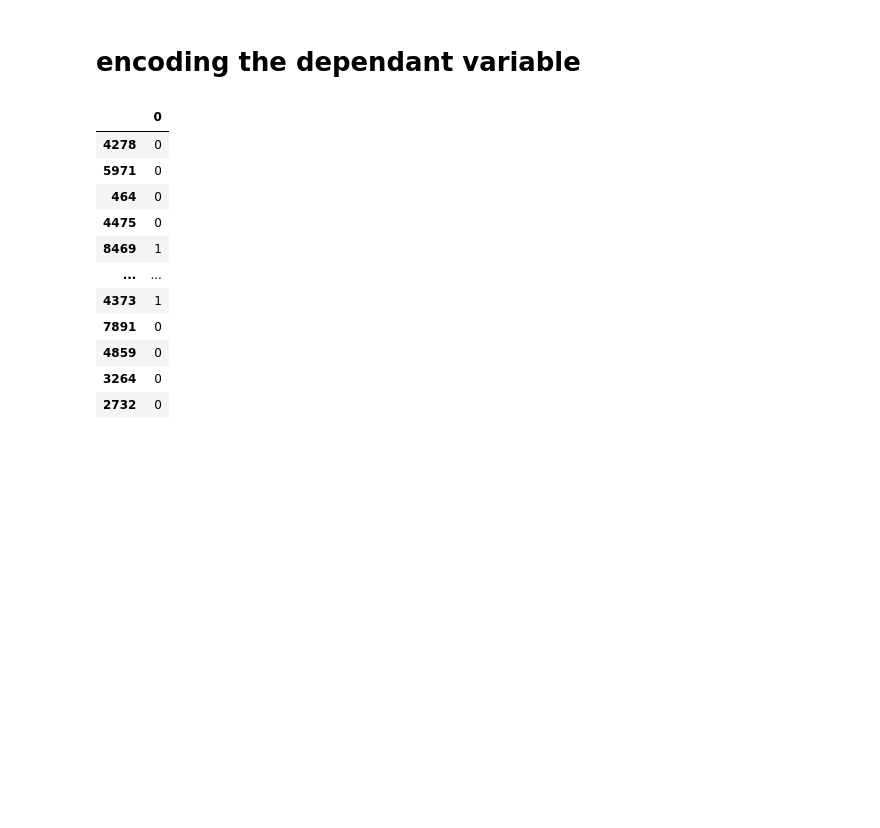
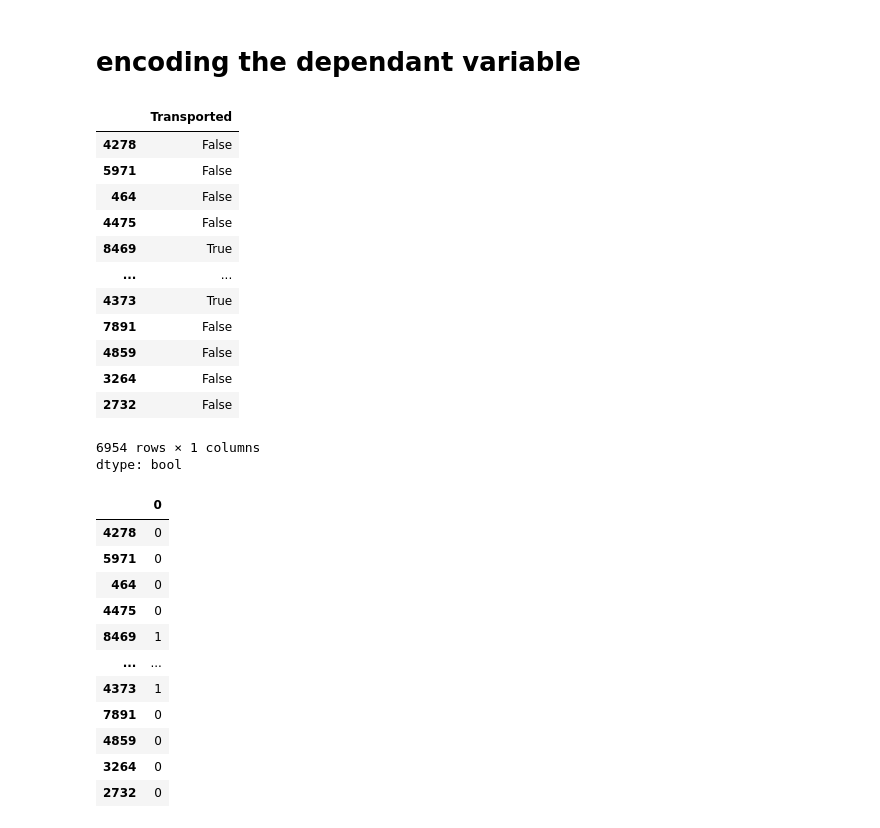
Before and after one commit to medaminechafii/spaceship-titanic, a Jupyter notebook: mynewproject.ipynb, the cells around one changed output. Cells and saved outputs as stored; diff of their text form; code cells hidden in the pictures; blank space fills up the shorter version.

```diff
--- a/mynewproject.ipynb
+++ b/mynewproject.ipynb
@@ -156,6 +156,23 @@ X_train_OH
 6954 rows × 15 columns
 # %% [markdown]
 # encoding the dependant variable
+# %%
+y_train
+# %% [output]
+|  | Transported |
+| 4278 | False |
+| 5971 | False |
+| 464 | False |
+| 4475 | False |
+| 8469 | True |
+| ... | ... |
+| 4373 | True |
+| 7891 | False |
+| 4859 | False |
+| 3264 | False |
+| 2732 | False |
+6954 rows × 1 columns
+dtype: bool
 # %%
 from sklearn.preprocessing import LabelEncoder
 le = LabelEncoder()
```
Also changed, not shown: parts of 7 cells of this notebook.
